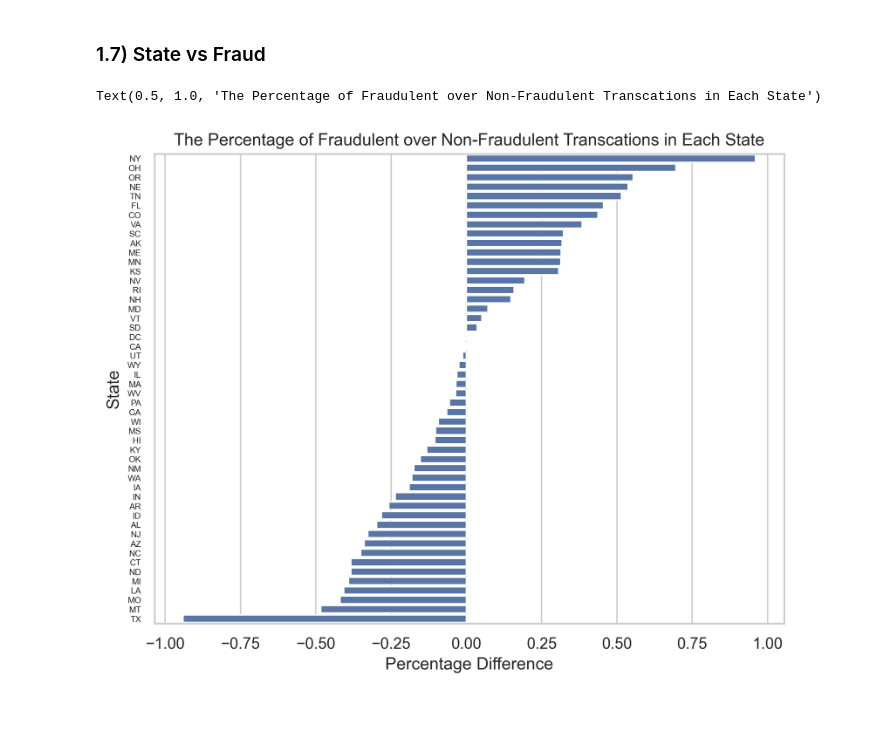
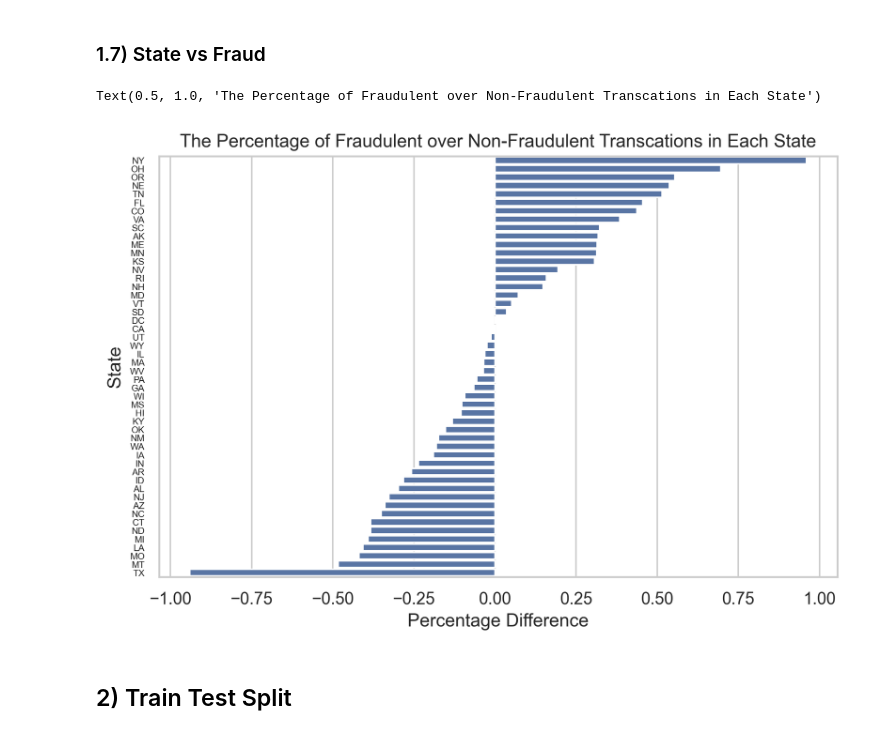
Before and after one commit to cwpytr/credit-card-fraud-detection, a Jupyter notebook: fraud_detection.ipynb, the cells around one changed output. Cells and saved outputs as stored; diff of their text form; code cells hidden in the pictures.

```diff
--- a/fraud_detection.ipynb
+++ b/fraud_detection.ipynb
@@ -298,27 +304,29 @@ plt.show()
 # %% [markdown]
 ### 1.7) State vs Fraud
 # %%
-plt.figure(figsize=(8,6), dpi=300)
+plt.figure(dpi=300)
 
 a=train_df['state'][train_df.is_fraud==0].value_counts(normalize=True)
 a=a.to_frame()
 a=a.reset_index()
 a.columns = ['State', 'Per']
 
 b=train_df['state'][train_df.is_fraud==1].value_counts(normalize=True)
 b=b.to_frame()
 b=b.reset_index()
 b.columns = ['State', 'Per']
 merged=a.merge(b,on='State')
 merged['diff']=merged['Per_y']-merged['Per_x']
 merged['diff']=merged['diff']*100
 merged=merged.sort_values('diff',ascending=False)
 
 ax1=sns.barplot(data=merged, x='diff',y='State')
 ax1.set_xlabel('Percentage Difference')
 ax1.tick_params(axis='y', labelsize=6)
 ax1.set_ylabel('State')
 plt.title('The Percentage of Fraudulent over Non-Fraudulent Transcations in Each State')
 # %% [output]
 Text(0.5, 1.0, 'The Percentage of Fraudulent over Non-Fraudulent Transcations in Each State')
-[figure, old version]
+[figure, new version]
+# %% [markdown]
+## 2) Train Test Split
```
Also changed, not shown: parts of 33 cells of this notebook, 1 other file.
